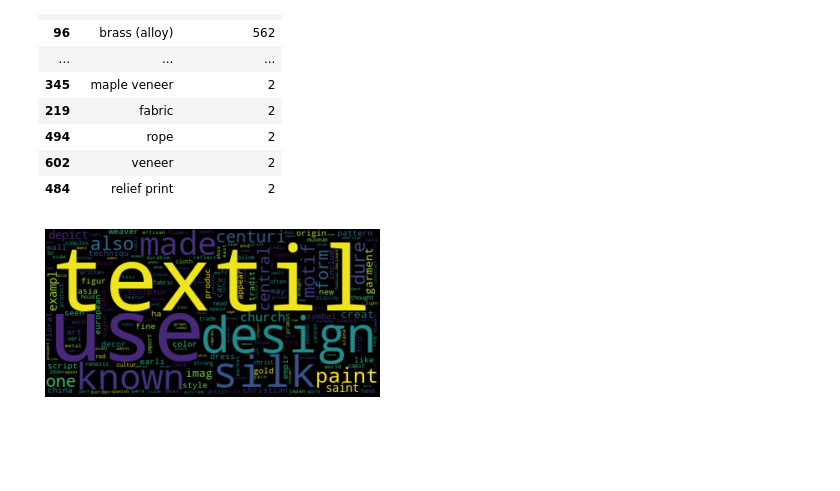
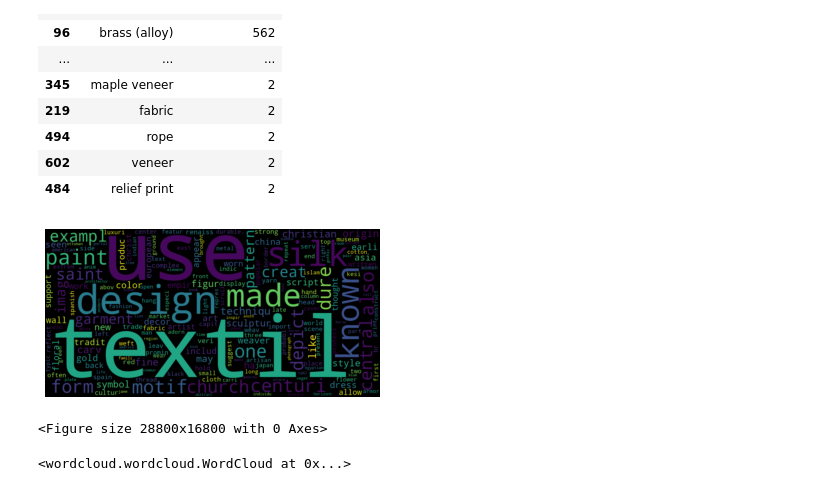
Before and after one commit to arielhirschhorn/maker-unknown, a Jupyter notebook: object_counts.ipynb, the cells around one changed output. Saved outputs shown, nothing was run; the diff lists cells and outputs as text; code cells hidden in the pictures; blank space fills up the shorter version.

Commit message:
adding high res png

```diff
--- a/object_counts.ipynb
+++ b/object_counts.ipynb
@@ -179,11 +179,16 @@ token_df = pd.read_pickle('./token_df.pkl')
 # %%
 #Our first (very simple) data viz!
 wordle_dict = list_to_dict(tokens)
-wordcloud.generate_from_frequencies(wordle_dict)
+wordcloud = WordCloud(width=1600, height=800).generate_from_frequencies(wordle_dict)
 
 #plot
 plt.imshow(wordcloud, interpolation='bilinear')
 plt.axis('off')
+plt.figure(figsize=(24,14), dpi=1200)
+plt.savefig('wordcloud_high_res.png', facecolor='k', bbox_inches='tight')
 plt.show()
+wordcloud.to_file('word_cloud.png')
 # %% [output]
-[figure, old version]
+[figure, new version]
+<Figure size 28800x16800 with 0 Axes>
+<wordcloud.wordcloud.WordCloud at 0x...>
```
Also changed, not shown: 2 other files.
